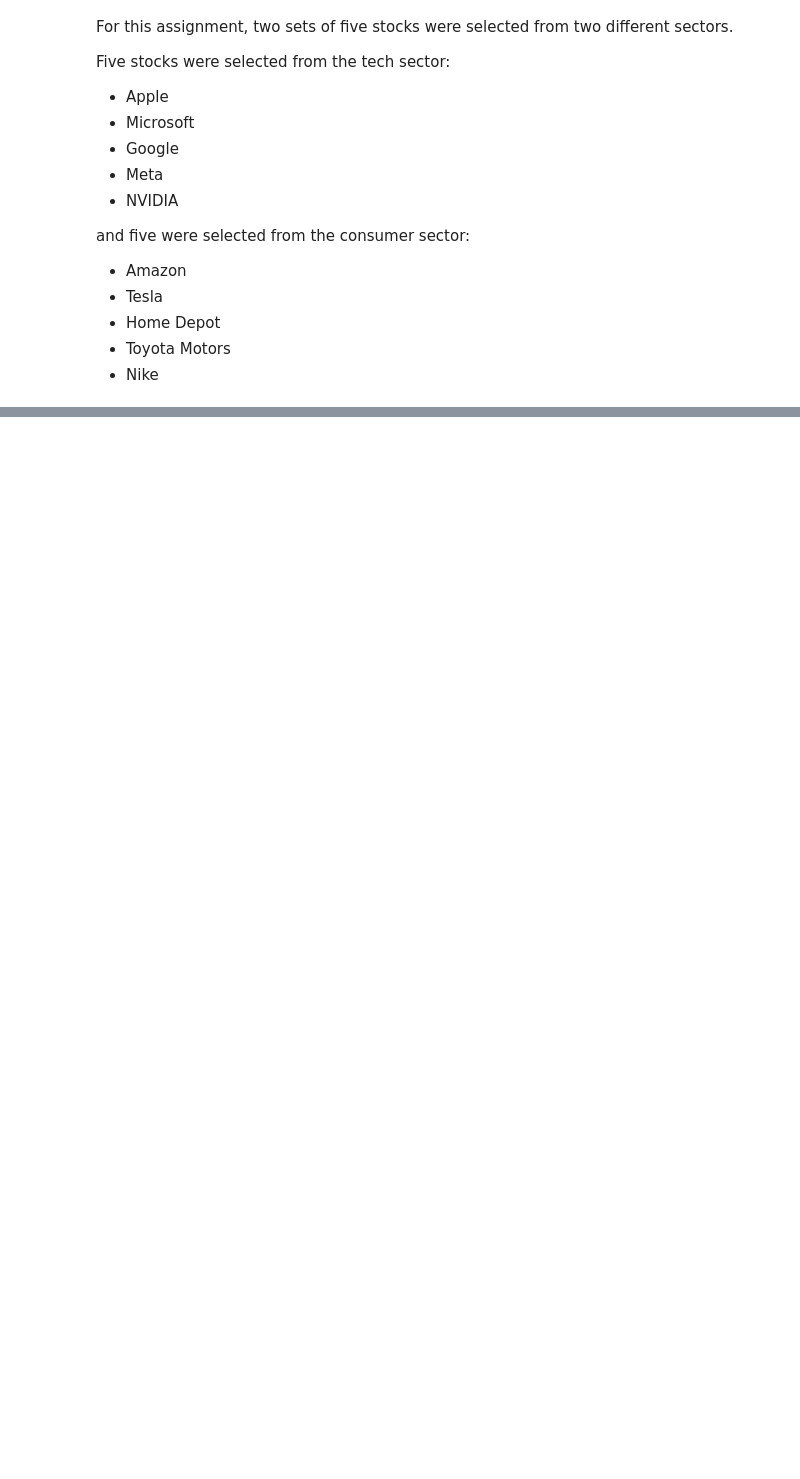
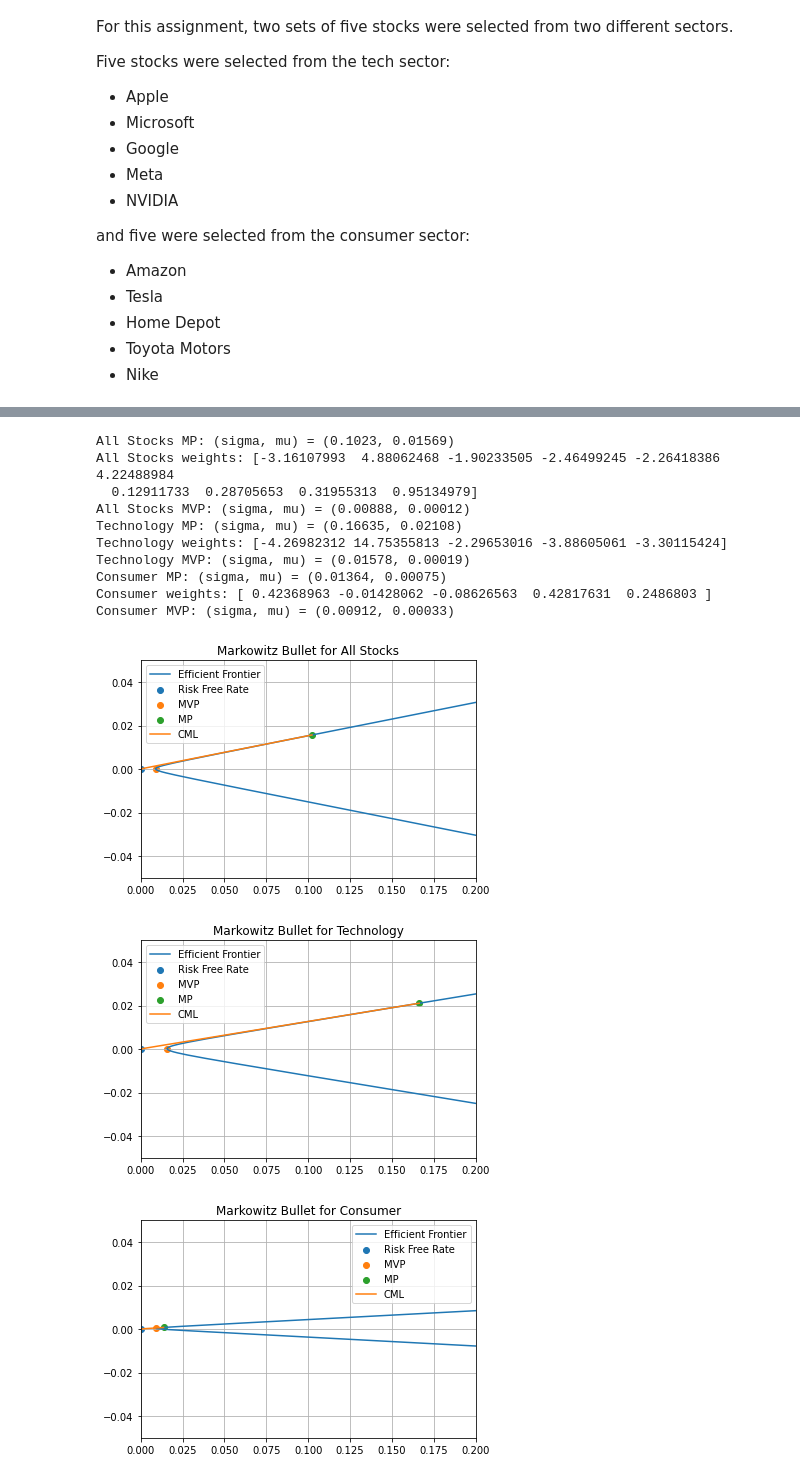
Before and after one commit to gkgkgkgk/ECE478-FSP, a Jupyter notebook: PS1/ps1.ipynb, the cells around one changed output, grey strips where cells are left out. Cells and saved outputs as stored; diff of their text form; code cells hidden in the pictures; blank space fills up the shorter version.

```diff
--- a/PS1/ps1.ipynb
+++ b/PS1/ps1.ipynb
@@ -109,0 +182,18 @@ display(covariance_consumer)
+# %%
+sigma_mp_all, mu_mp_all, w_mp_all = mp_mvp(ticks_no_sp, 'All Stocks')
+sigma_mp_tech, mu_mp_tech, w_mp_tech = mp_mvp(ticks_tech, 'Technology')
+sigma_mp_consumer, mu_mp_consumer, w_mp_consumer = mp_mvp(ticks_consumer, 'Consumer')
+# %% [output]
+All Stocks MP: (sigma, mu) = (0.1023, 0.01569)
+All Stocks weights: [-3.16107993  4.88062468 -1.90233505 -2.46499245 -2.26418386  4.22488984
+  0.12911733  0.28705653  0.31955313  0.95134979]
+All Stocks MVP: (sigma, mu) = (0.00888, 0.00012)
+Technology MP: (sigma, mu) = (0.16635, 0.02108)
+Technology weights: [-4.26982312 14.75355813 -2.29653016 -3.88605061 -3.30115424]
+Technology MVP: (sigma, mu) = (0.01578, 0.00019)
+Consumer MP: (sigma, mu) = (0.01364, 0.00075)
+Consumer weights: [ 0.42368963 -0.01428062 -0.08626563  0.42817631  0.2486803 ]
+Consumer MVP: (sigma, mu) = (0.00912, 0.00033)
+[figure, added]
+[figure, added]
+[figure, added]
```
Also changed, not shown: parts of 16 cells of this notebook.
